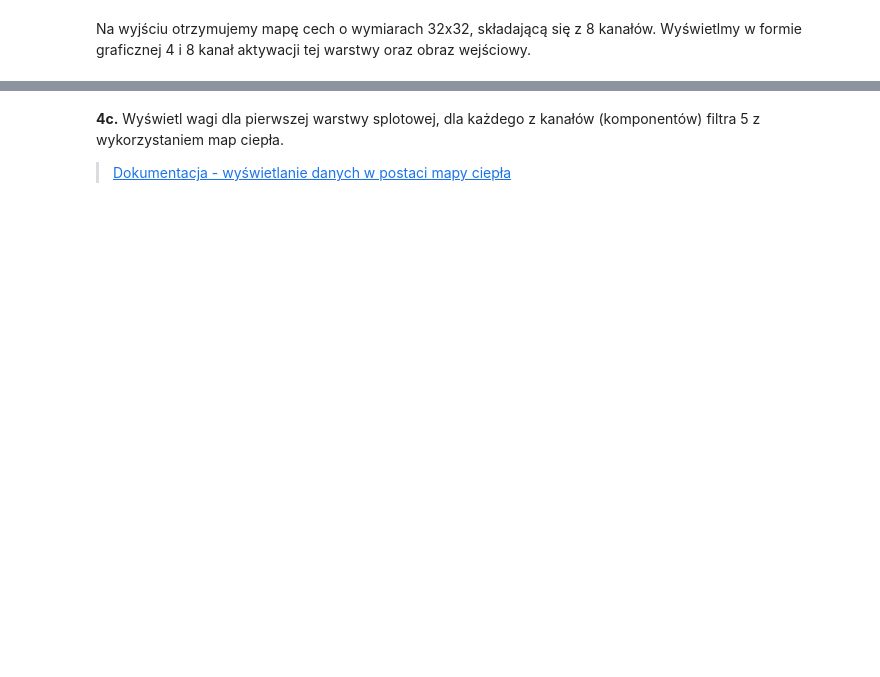
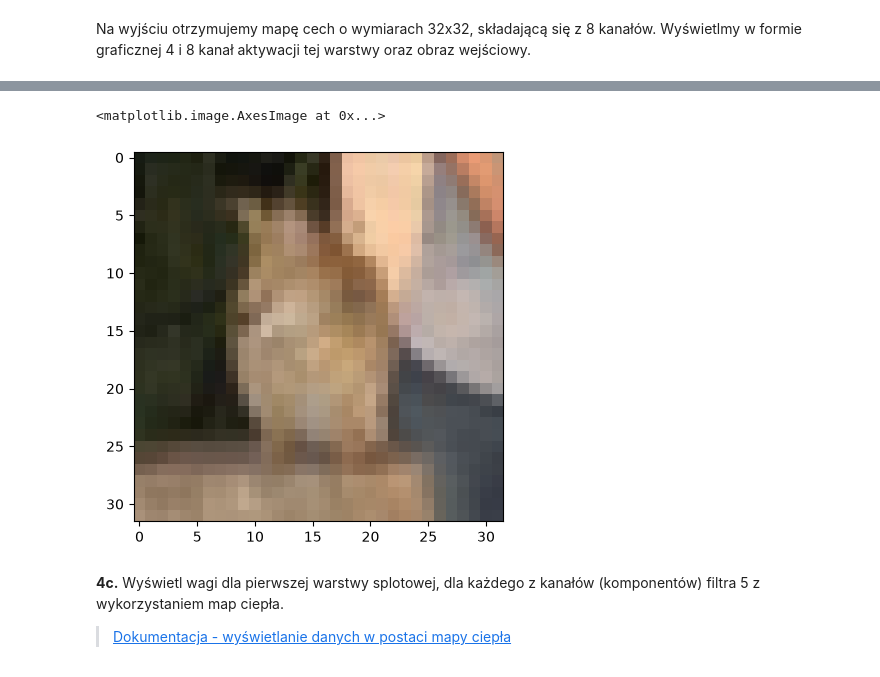
Before and after one commit to igorjoz/multimodal-ai, a Jupyter notebook: deep-learning/lab1/UG_lab1_during_class.ipynb, the cells around one changed output, grey strips where cells are left out. Drawn from its saved outputs; the diff is of its cells as text; code cells hidden in the pictures; blank space fills up the shorter version.

```diff
--- a/deep-learning/lab1/UG_lab1_original.ipynb
+++ b/deep-learning/lab1/UG_lab1_during_class.ipynb
@@ -381,3 +574,9 @@ plt.show()
+# %%
+# show image from cifar database
+plt.imshow(test_img[0])
+# %% [output]
+<matplotlib.image.AxesImage at 0x...>
+[figure, added]
 # %% [markdown]
 **4c.** Wyświetl wagi dla pierwszej warstwy splotowej, dla każdego z kanałów (komponentów) filtra 5 z wykorzystaniem map ciepła.
 
```
Also changed, not shown: parts of 24 cells of this notebook, 16 other files.
